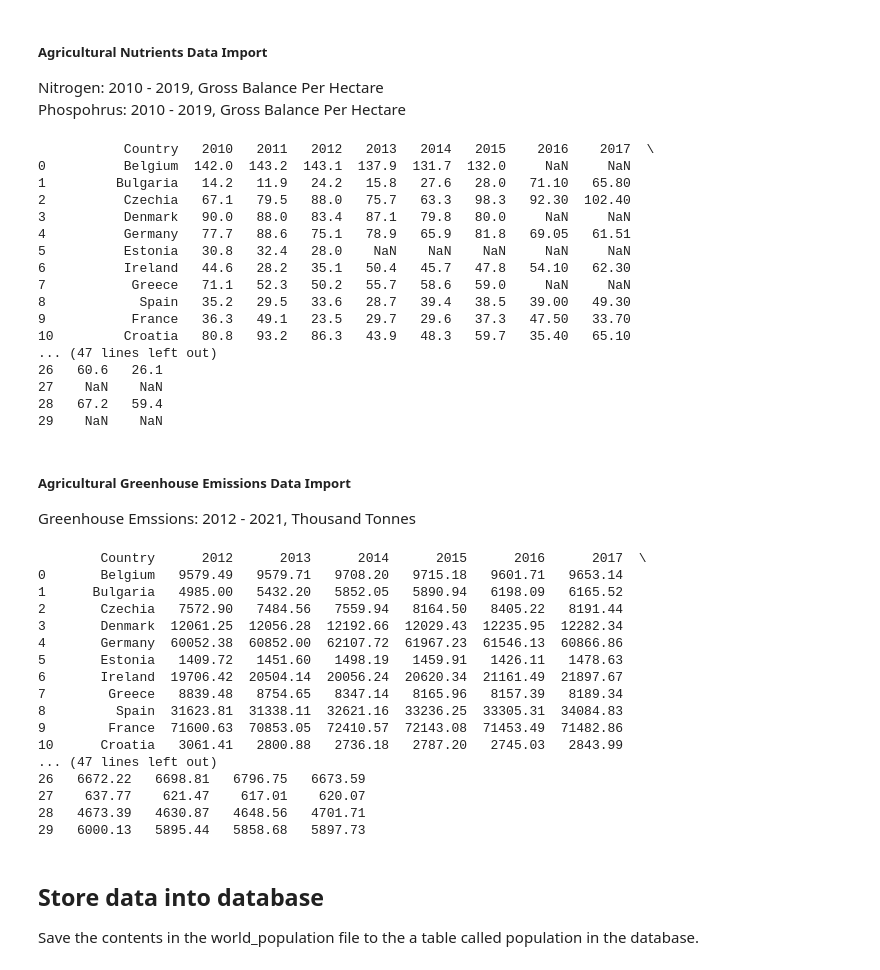
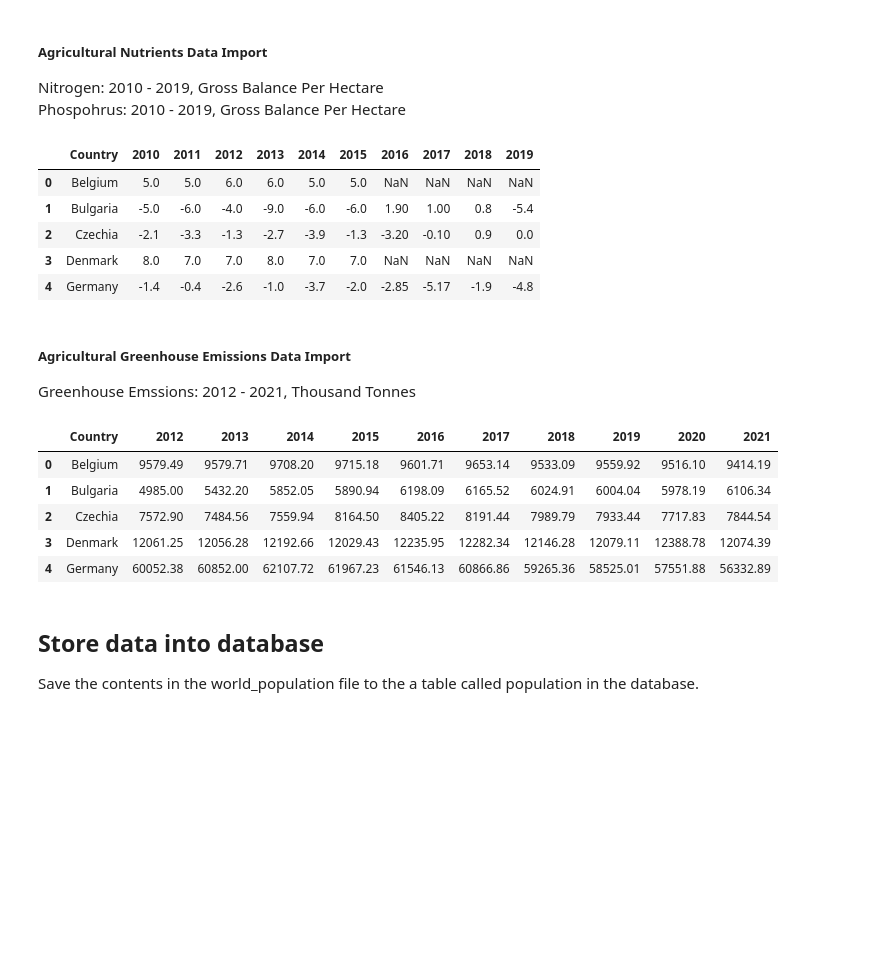
Before and after one commit to frisostolk/DDS-2023, a Jupyter notebook: notebook/team_project_example.ipynb, the cells around one changed output. Drawn from its saved outputs; the diff is of its cells as text; code cells hidden in the pictures; blank space fills up the shorter version.

Commit message:
Updated .head() statements

```diff
--- a/notebook/team_project_example.ipynb
+++ b/notebook/team_project_example.ipynb
@@ -123,28 +113,17 @@ Phospohrus: 2010 - 2019, Gross Balance Per Hectare
 # %%
 agri_nut_nitrogen = pd.read_excel("../data/agri_nutrients/nitrogen_per_hectare.xlsx", "Sheet 1", header=8,  usecols="A,B,D,F,H,J,L,N,P,R,T", skiprows=[9, 10], skipfooter=5, na_values=":")
 agri_nut_nitrogen = agri_nut_nitrogen.rename(columns={"TIME": "Country"})
 agri_nut_phosphorus = pd.read_excel("../data/agri_nutrients/phosphorus_per_hectare.xlsx", "Sheet 1", header=8, usecols="A,B,D,F,H,J,L,N,P,R,T", skiprows=[9, 10], skipfooter=5, na_values=":")
 agri_nut_phosphorus = agri_nut_phosphorus.rename(columns={"TIME": "Country"})
 
-print(agri_nut_nitrogen)
+agri_nut_phosphorus.head()
 # %% [output]
-           Country   2010   2011   2012   2013   2014   2015    2016    2017  \
-0          Belgium  142.0  143.2  143.1  137.9  131.7  132.0     NaN     NaN
-1         Bulgaria   14.2   11.9   24.2   15.8   27.6   28.0   71.10   65.80
-2          Czechia   67.1   79.5   88.0   75.7   63.3   98.3   92.30  102.40
-3          Denmark   90.0   88.0   83.4   87.1   79.8   80.0     NaN     NaN
-4          Germany   77.7   88.6   75.1   78.9   65.9   81.8   69.05   61.51
-5          Estonia   30.8   32.4   28.0    NaN    NaN    NaN     NaN     NaN
-6          Ireland   44.6   28.2   35.1   50.4   45.7   47.8   54.10   62.30
-7           Greece   71.1   52.3   50.2   55.7   58.6   59.0     NaN     NaN
-8            Spain   35.2   29.5   33.6   28.7   39.4   38.5   39.00   49.30
-9           France   36.3   49.1   23.5   29.7   29.6   37.3   47.50   33.70
-10         Croatia   80.8   93.2   86.3   43.9   48.3   59.7   35.40   65.10
-... (47 lines left out)
-26   60.6   26.1
-27    NaN    NaN
-28   67.2   59.4
-29    NaN    NaN
+|  | Country | 2010 | 2011 | 2012 | 2013 | 2014 | 2015 | 2016 | 2017 | 2018 | 2019 |
+| 0 | Belgium | 5.0 | 5.0 | 6.0 | 6.0 | 5.0 | 5.0 | NaN | NaN | NaN | NaN |
+| 1 | Bulgaria | -5.0 | -6.0 | -4.0 | -9.0 | -6.0 | -6.0 | 1.90 | 1.00 | 0.8 | -5.4 |
+| 2 | Czechia | -2.1 | -3.3 | -1.3 | -2.7 | -3.9 | -1.3 | -3.20 | -0.10 | 0.9 | 0.0 |
+| 3 | Denmark | 8.0 | 7.0 | 7.0 | 8.0 | 7.0 | 7.0 | NaN | NaN | NaN | NaN |
+| 4 | Germany | -1.4 | -0.4 | -2.6 | -1.0 | -3.7 | -2.0 | -2.85 | -5.17 | -1.9 | -4.8 |
 # %% [markdown]
 ##### Agricultural Greenhouse Emissions Data Import
 
@@ -153,25 +132,14 @@ Greenhouse Emssions:  2012 - 2021, Thousand Tonnes
 agri_greenhouse_emissions = pd.read_excel("../data/agri_emissions/greenhouse.xlsx", "Sheet 1", header=9,  usecols="A,B,D,F,H,J,L,N,P,R,T", skiprows=[10, 11], skipfooter=3, na_values=":")
 agri_greenhouse_emissions = agri_greenhouse_emissions.rename(columns={"TIME": "Country"})
 
-print(agri_greenhouse_emissions)
+agri_greenhouse_emissions.head()
 # %% [output]
-        Country      2012      2013      2014      2015      2016      2017  \
-0       Belgium   9579.49   9579.71   9708.20   9715.18   9601.71   9653.14
-1      Bulgaria   4985.00   5432.20   5852.05   5890.94   6198.09   6165.52
-2       Czechia   7572.90   7484.56   7559.94   8164.50   8405.22   8191.44
-3       Denmark  12061.25  12056.28  12192.66  12029.43  12235.95  12282.34
-4       Germany  60052.38  60852.00  62107.72  61967.23  61546.13  60866.86
-5       Estonia   1409.72   1451.60   1498.19   1459.91   1426.11   1478.63
-6       Ireland  19706.42  20504.14  20056.24  20620.34  21161.49  21897.67
-7        Greece   8839.48   8754.65   8347.14   8165.96   8157.39   8189.34
-8         Spain  31623.81  31338.11  32621.16  33236.25  33305.31  34084.83
-9        France  71600.63  70853.05  72410.57  72143.08  71453.49  71482.86
-10      Croatia   3061.41   2800.88   2736.18   2787.20   2745.03   2843.99
-... (47 lines left out)
-26   6672.22   6698.81   6796.75   6673.59
-27    637.77    621.47    617.01    620.07
-28   4673.39   4630.87   4648.56   4701.71
-29   6000.13   5895.44   5858.68   5897.73
+|  | Country | 2012 | 2013 | 2014 | 2015 | 2016 | 2017 | 2018 | 2019 | 2020 | 2021 |
+| 0 | Belgium | 9579.49 | 9579.71 | 9708.20 | 9715.18 | 9601.71 | 9653.14 | 9533.09 | 9559.92 | 9516.10 | 9414.19 |
+| 1 | Bulgaria | 4985.00 | 5432.20 | 5852.05 | 5890.94 | 6198.09 | 6165.52 | 6024.91 | 6004.04 | 5978.19 | 6106.34 |
+| 2 | Czechia | 7572.90 | 7484.56 | 7559.94 | 8164.50 | 8405.22 | 8191.44 | 7989.79 | 7933.44 | 7717.83 | 7844.54 |
+| 3 | Denmark | 12061.25 | 12056.28 | 12192.66 | 12029.43 | 12235.95 | 12282.34 | 12146.28 | 12079.11 | 12388.78 | 12074.39 |
+| 4 | Germany | 60052.38 | 60852.00 | 62107.72 | 61967.23 | 61546.13 | 60866.86 | 59265.36 | 58525.01 | 57551.88 | 56332.89 |
 # %% [markdown]
 ## Store data into database
 Save the contents in the world_population file to the a table called population in the database.
```
Also changed, not shown: parts of 3 cells of this notebook.
